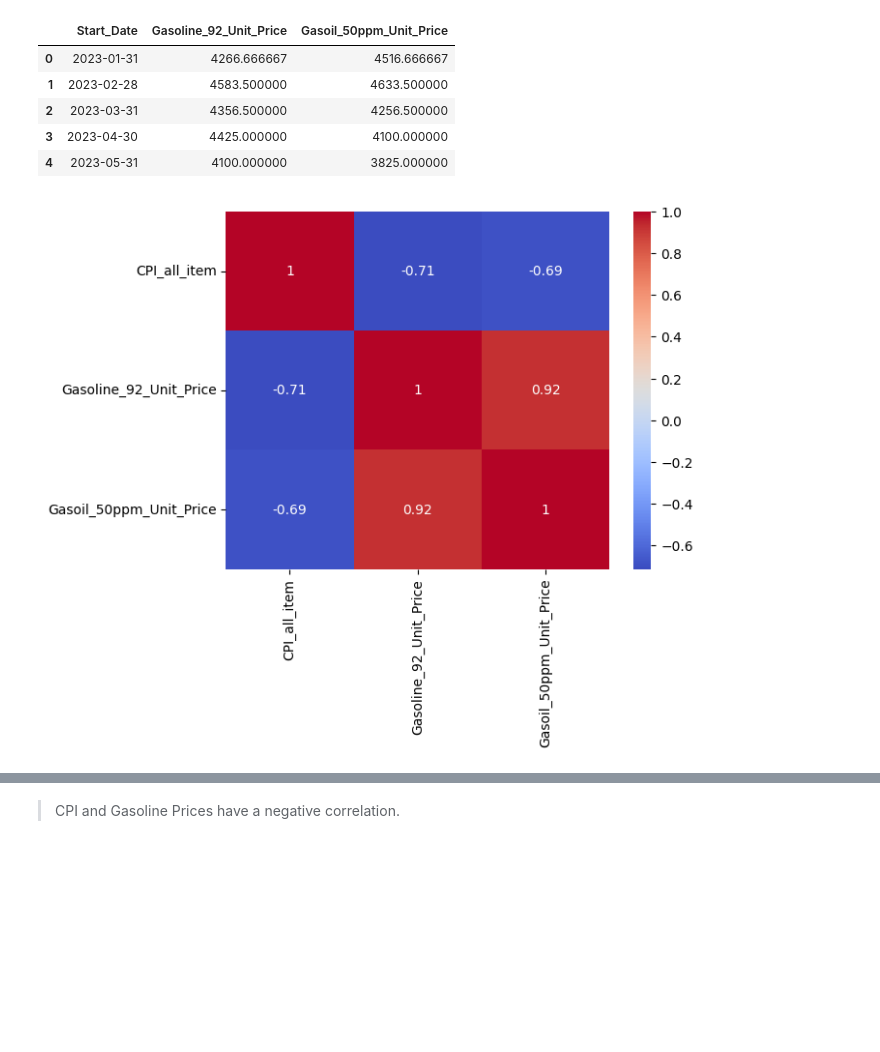
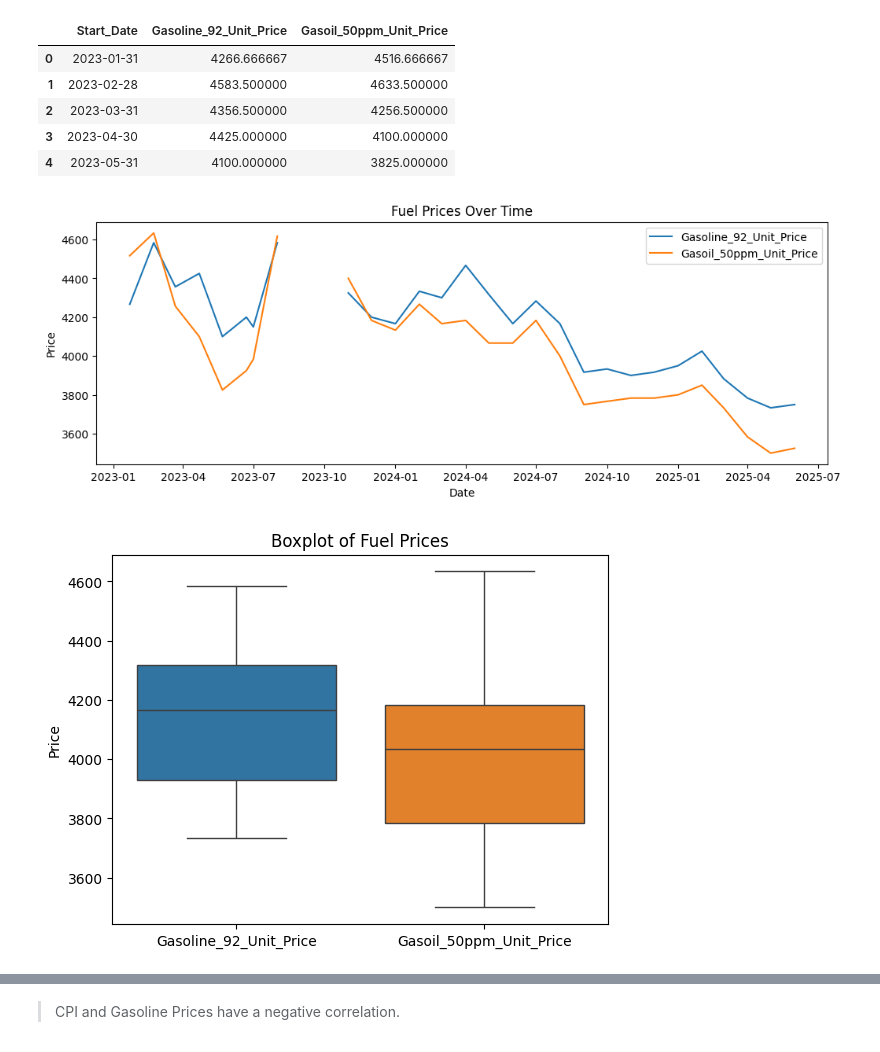
Before and after one commit to phoeurnkimhor/cambodia-inflation-rate-forecasting, a Jupyter notebook: notebooks/02-eda_multivariate.ipynb, the cells around one changed output, grey strips where cells are left out. Drawn from its saved outputs; the diff is of its cells as text; code cells hidden in the pictures; blank space fills up the shorter version.

Commit message:
add merged data and new notebooks

```diff
--- a/notebooks/02-eda_multivariate.ipynb
+++ b/notebooks/02-eda_multivariate.ipynb
@@ -6,9 +9,9 @@ import seaborn as sns
 # %%
-inf = pd.read_csv("../data/cam-inflation-2005-2025.csv")
-exp = pd.read_csv("../data/export-2015-2025.csv")
-fuel = pd.read_csv("../data/fuel-price-2023-2025.csv").sort_values(by="Start_Date")
-imp = pd.read_csv("../data/import-2015-2025.csv")
-exch = pd.read_csv("../data/khr-usd-exchange-2003-2023.csv")
+inf = pd.read_csv("../data/raw/cam-inflation-2005-2025.csv")
+exp = pd.read_csv("../data/raw/export-2015-2025.csv")
+fuel = pd.read_csv("../data/raw/fuel-price-2023-2025.csv").sort_values(by="Start_Date")
+imp = pd.read_csv("../data/raw/import-2015-2025.csv")
+exch = pd.read_csv("../data/raw/khr-usd-exchange-2003-2023.csv")
 # %% [markdown]
 ## Study Relationship between Inflation and Fuel
 # %%
@@ -53,20 +56,28 @@ fuel_monthly.head()
 # %%
 fuel_monthly['year'] = fuel_monthly['Start_Date'].dt.year
 fuel_monthly['month'] = fuel_monthly['Start_Date'].dt.month
 
 inf['year'] = inf['Date'].dt.year
 inf['month'] = inf['Date'].dt.month
-inf = inf.drop(columns=['MoM_Change_CPI_all_item', 'YoY_Change_CPI_all_item', 'Three_Month_Avg_YoY', 'Twelve_Month_Avg_YoY'])
+# inf = inf.drop(columns=['MoM_Change_CPI_all_item', 'YoY_Change_CPI_all_item', 'Three_Month_Avg_YoY', 'Twelve_Month_Avg_YoY'])
 
 fuel_inf = pd.merge(
     inf,
     fuel_monthly,
     on=['year', 'month'],
     how='inner'
 )
 
-fuel_inf = fuel_inf.select_dtypes(include=["float64"])
-sns.heatmap(fuel_inf.corr(), annot=True, cmap='coolwarm')
+features = ["Gasoline_92_Unit_Price", "Gasoil_50ppm_Unit_Price"]
+plt.figure(figsize=(12,4))
+
+for col in features:
+    plt.plot(fuel_inf['Date'], fuel_inf[col], label=col)
+
+plt.title("Fuel Prices Over Time")
+plt.xlabel("Date")
+plt.ylabel("Price")
+plt.legend()
 plt.show()
 # %% [output]
-[figure, old version]
+[figure, new version]
@@ -72,0 +86,7 @@ plt.show()
+# %%
+sns.boxplot(data=fuel_inf[features])
+plt.title("Boxplot of Fuel Prices")
+plt.ylabel("Price")
+plt.show()
+# %% [output]
+[figure, added]
```
Also changed, not shown: parts of 13 cells of this notebook, 5 other files.
